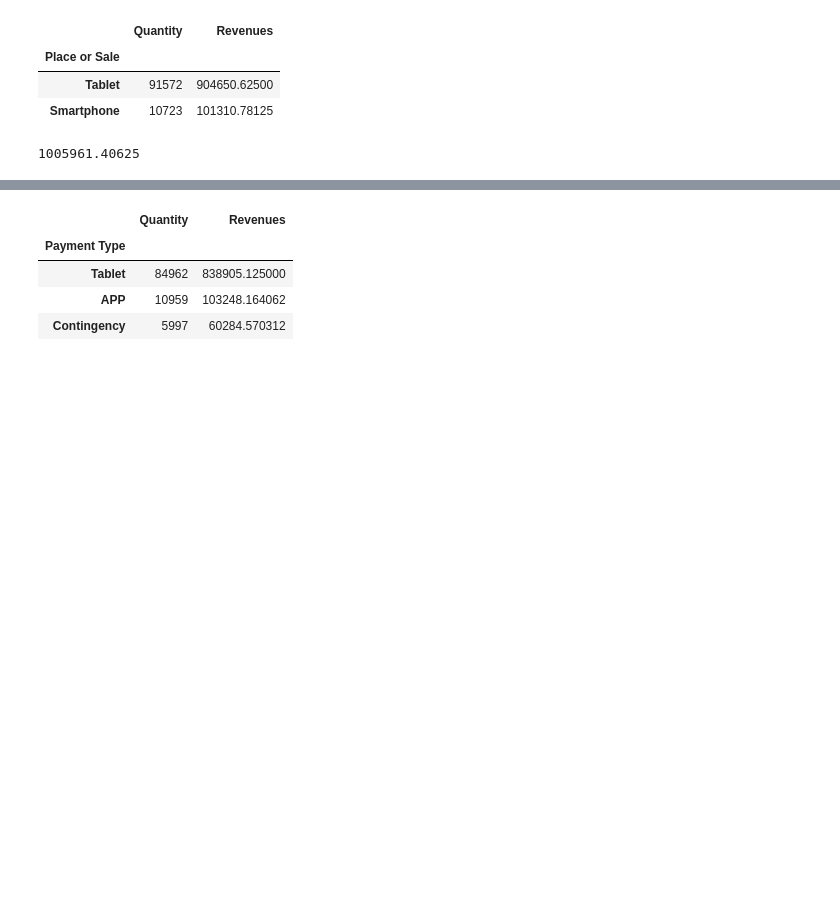
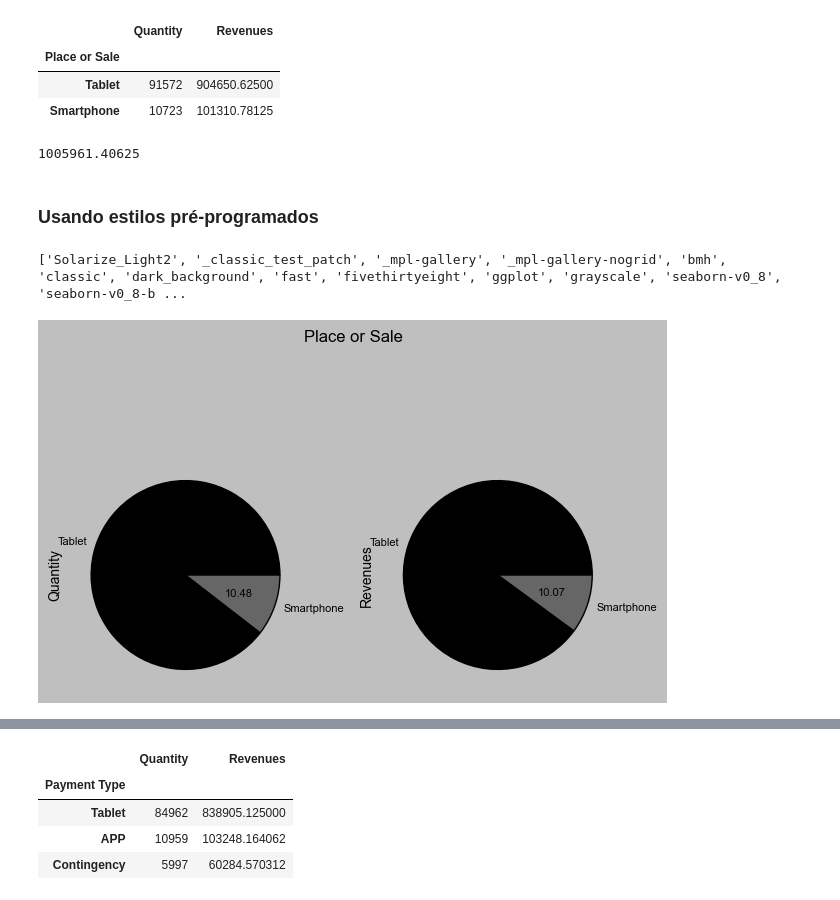
Before and after one commit to gabbmelo/NewsletterAnaliseMPE, a Jupyter notebook: newslettermpe.ipynb, the cells around one changed output, grey strips where cells are left out. Saved outputs shown, nothing was run; the diff lists cells and outputs as text; code cells hidden in the pictures; blank space fills up the shorter version.

```diff
--- a/newslettermpe.ipynb
+++ b/newslettermpe.ipynb
@@ -939,3 +996,16 @@ totalsales = sum(placesalerevqtty['Revenues'])
 totalsales
 # %% [output]
 1005961.40625
+# %% [markdown]
+### Usando estilos pré-programados
+# %%
+print(plt.style.available)
+# %% [output]
+['Solarize_Light2', '_classic_test_patch', '_mpl-gallery', '_mpl-gallery-nogrid', 'bmh', 'classic', 'dark_background', 'fast', 'fivethirtyeight', 'ggplot', 'grayscale', 'seaborn-v0_8', 'seaborn-v0_8-b ...
+# %%
+plt.style.use('grayscale')
+
+pie = placesalerevqtty.plot.pie(subplots= True, autopct="%.2f", fontsize=8, legend=False, title='Place or Sale');
+plt.tight_layout()
+# %% [output]
+[figure, added]
```
Also changed, not shown: parts of 16 cells of this notebook.
